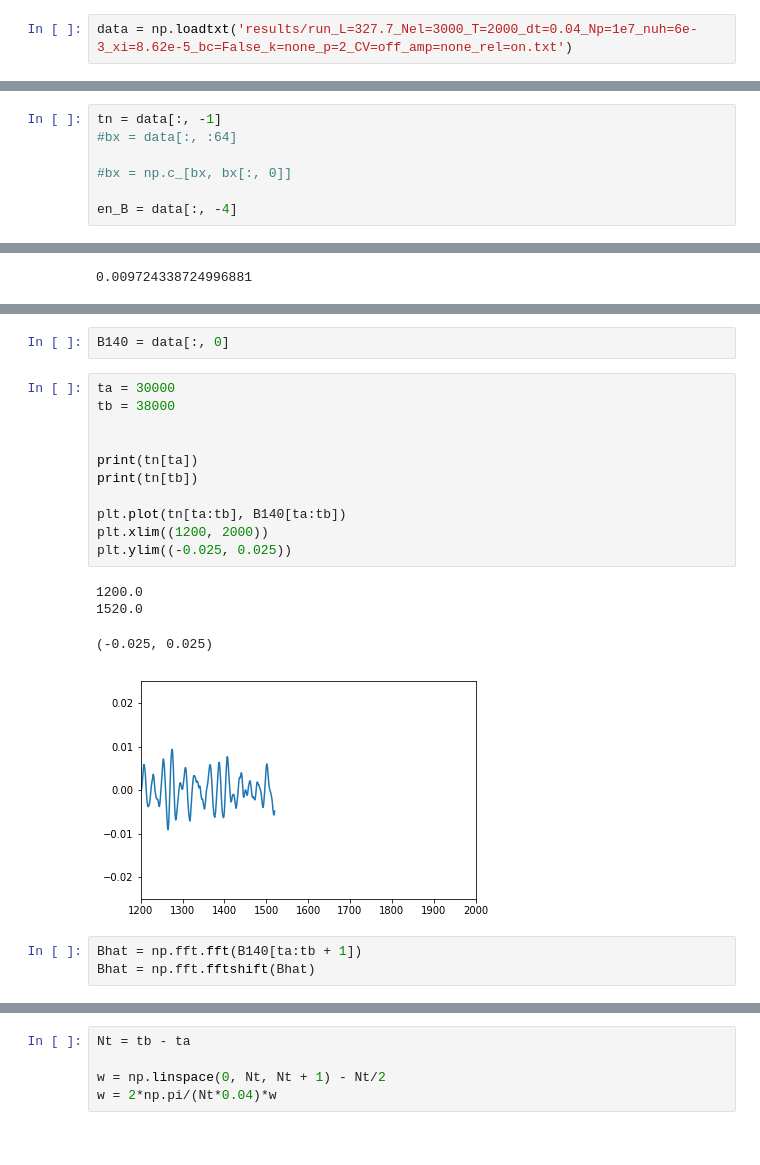
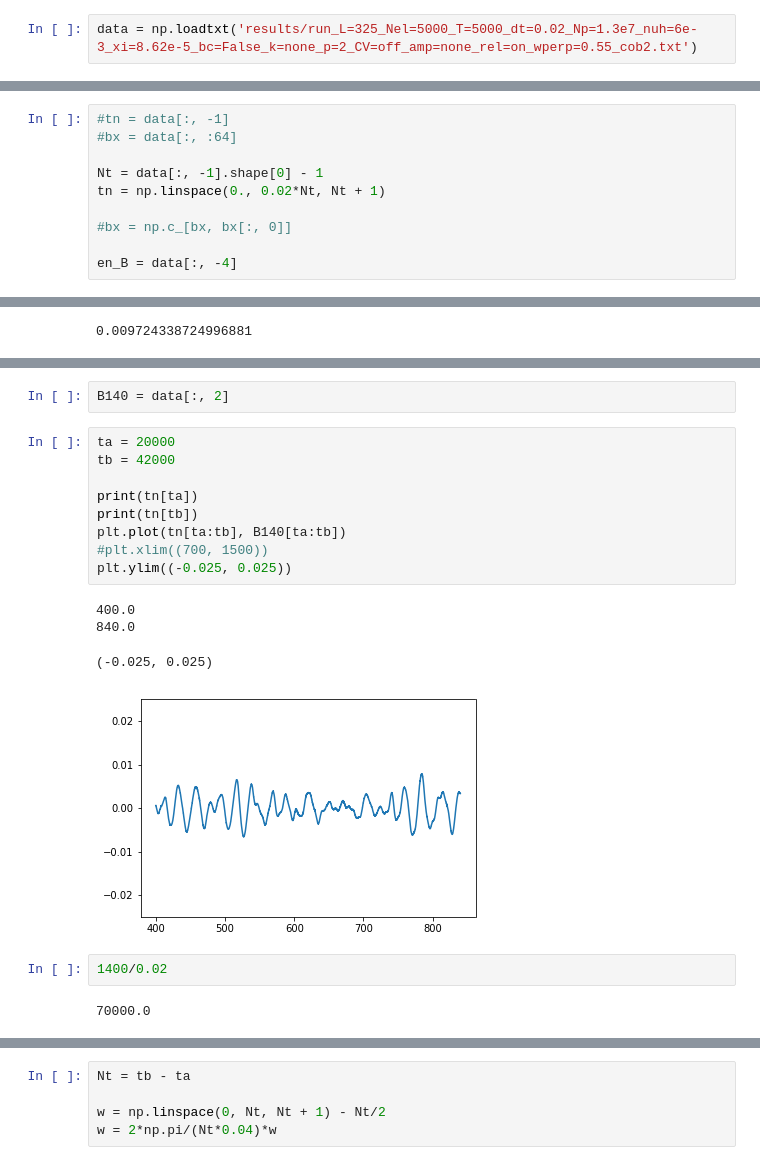
Before and after one commit to ratnania/mhd, a Jupyter notebook: 02_HybridModelling/22_HyCho_diagnostics.ipynb, the cells around one changed output, grey strips where cells are left out. Drawn from its saved outputs; the diff is of its cells as text.

```diff
--- a/02_HybridModelling/22_HyCho_diagnostics.ipynb
+++ b/02_HybridModelling/22_HyCho_diagnostics.ipynb
@@ -35,7 +35,7 @@ k[np.argmax(gamma)]
 # %% [output]
 2.685929648241206
 # %%
-data = np.loadtxt('results/run_L=327.7_Nel=3000_T=2000_dt=0.04_Np=1e7_nuh=6e-3_xi=8.62e-5_bc=False_k=none_p=2_CV=off_amp=none_rel=on.txt')
+data = np.loadtxt('results/run_L=325_Nel=5000_T=5000_dt=0.02_Np=1.3e7_nuh=6e-3_xi=8.62e-5_bc=False_k=none_p=2_CV=off_amp=none_rel=on_wperp=0.55_cob2.txt')
 # %%
 data.shape
 # %% [output]
@@ -43,6 +43,9 @@ data.shape
 # %%
-tn = data[:, -1]
+#tn = data[:, -1]
 #bx = data[:, :64]
+
+Nt = data[:, -1].shape[0] - 1
+tn = np.linspace(0., 0.02*Nt, Nt + 1)
 
 #bx = np.c_[bx, bx[:, 0]]
 
@@ -104,21 +127,20 @@ plt.ylim(1e-7, 1e-4)
 # %%
-B140 = data[:, 0]
+B140 = data[:, 2]
 # %%
-ta = 30000
-tb = 38000
-
+ta = 20000
+tb = 42000
 
 print(tn[ta])
 print(tn[tb])
-
 plt.plot(tn[ta:tb], B140[ta:tb])
-plt.xlim((1200, 2000))
+#plt.xlim((700, 1500))
 plt.ylim((-0.025, 0.025))
 # %% [output]
-1200.0
-1520.0
+400.0
+840.0
 (-0.025, 0.025)
-[figure, old version]
+[figure, new version]
-# %%
-Bhat = np.fft.fft(B140[ta:tb + 1])
-Bhat = np.fft.fftshift(Bhat)
+# %%
+1400/0.02
+# %% [output]
+70000.0
```
Also changed, not shown: parts of 29 cells of this notebook, 4 other files.
